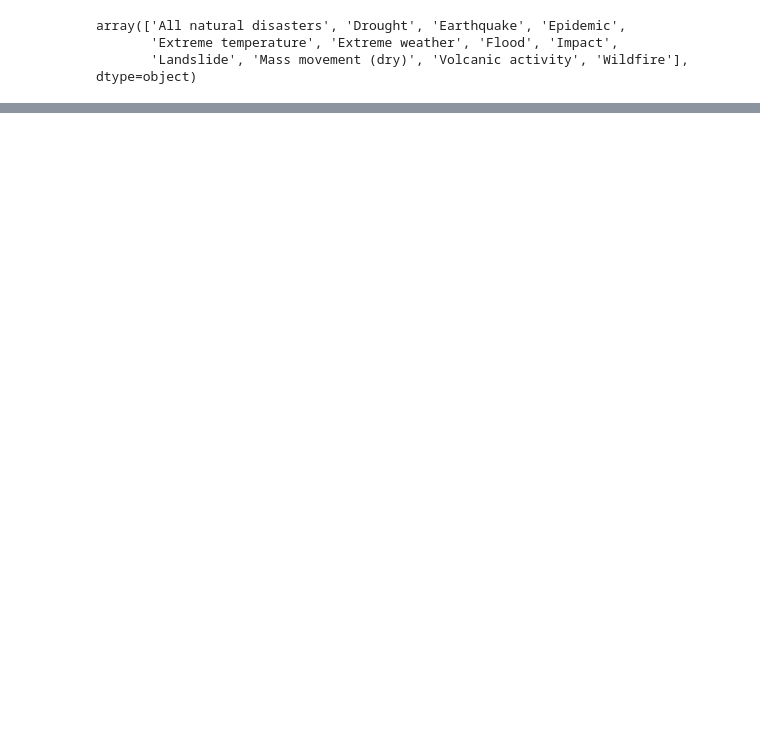
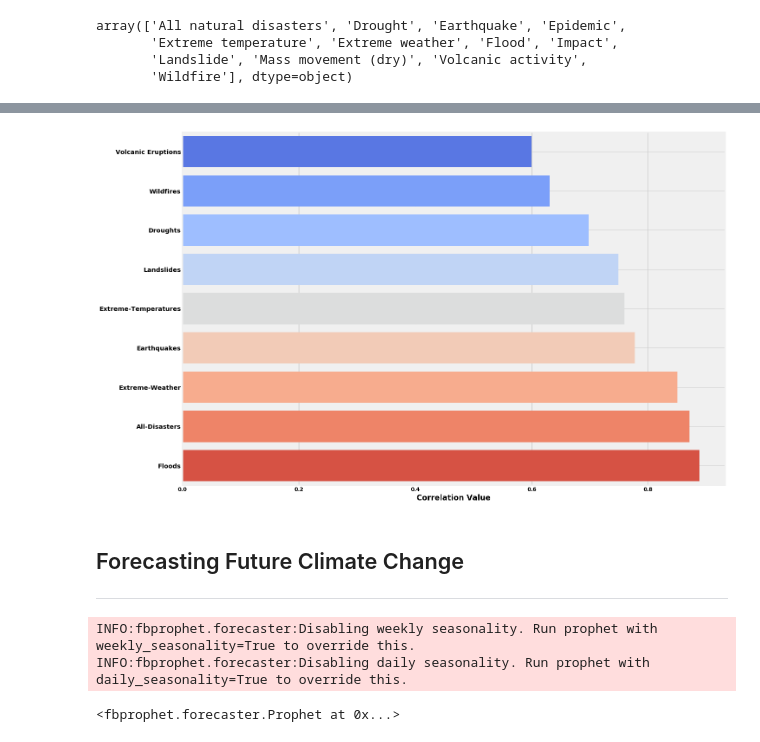
Before and after one commit to wali-ku/Project-731, a Jupyter notebook: notebooks/disasters.ipynb, the cells around one changed output, grey strips where cells are left out. Saved outputs shown, nothing was run; the diff lists cells and outputs as text; code cells hidden in the pictures; blank space fills up the shorter version.

```diff
--- a/notebooks/disasters.ipynb
+++ b/notebooks/disasters.ipynb
@@ -209,0 +192,18 @@ dfs ['temp']['ewmaTemp'].plot ()
+# %%
+import operator
+
+# Lets see how strongly the trend of reported number of disastors
+# of each type correlates with the trend of global temperature change
+correlDict = {}
+for event in datasets.keys ():
+    correl = datasets [event]['TempLand'].corr (datasets [event][event])
+    correlDict [event] = correl
+    print '%20s : ' % (event), correl
+
+sortedCorrel = sorted (correlDict.items (), key = operator.itemgetter (1), reverse = True)
+
+events = []
+correlations = []
+for obj in sortedCorrel:
+    events.append (obj [0])
+    correlations.append (obj [1])
@@ -209,0 +220,26 @@ dfs ['temp']['ewmaTemp'].plot ()
+# %%
+fig = plt.figure (figsize = (20, 15))
+plt.barh (range (len (events)), correlations, color = sns.color_palette ("coolwarm_r", len (events)))
+plt.ylim (-0.5, len (events) - 0.5)
+plt.yticks (range (len (events)), events, fontsize = 'x-large', fontweight = 'bold')
+plt.xticks (fontsize = 'large', fontweight = 'bold')
+plt.xlabel ('Correlation Value', fontsize = 'xx-large', fontweight = 'bold')
+plt.show ()
+# %% [output]
+[figure, added]
+# %% [markdown]
+## Forecasting Future Climate Change
+---
+# %%
+# Forecasting global temperature trend
+
+df_flood = datasets ['Floods'][['TempLandTrend']]
+df_flood = df_flood.rename (index = str, columns = {'TempLandTrend': 'y'})
+df_flood ['ds'] = pd.to_datetime (df_flood.index)
+
+m = Prophet ()
+m.fit (df_flood)
+# %% [output]
+INFO:fbprophet.forecaster:Disabling weekly seasonality. Run prophet with weekly_seasonality=True to override this.
+INFO:fbprophet.forecaster:Disabling daily seasonality. Run prophet with daily_seasonality=True to override this.
+<fbprophet.forecaster.Prophet at 0x...>
```
Also changed, not shown: parts of 25 cells of this notebook.
